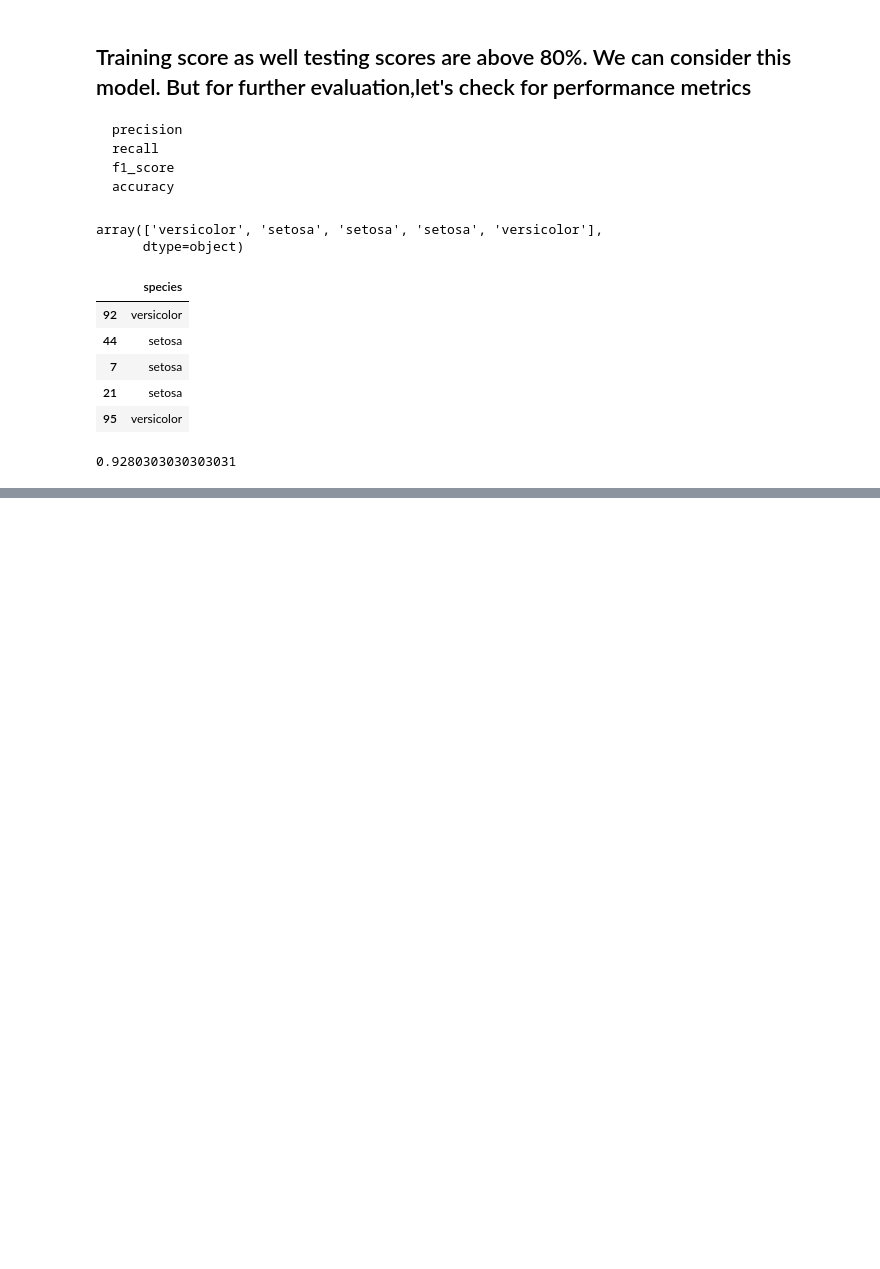
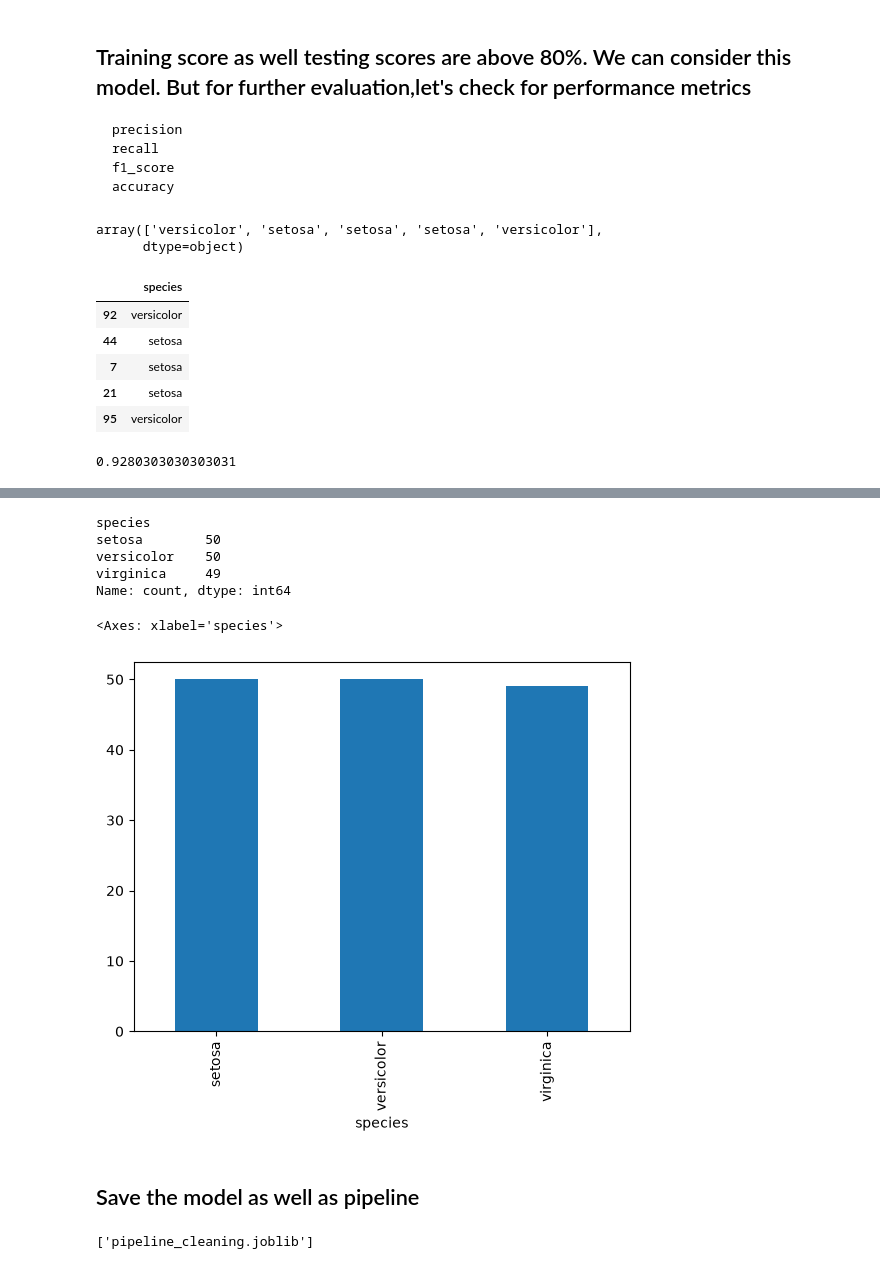
Before and after one commit to sindhura-nk/Machine-Learning-1663, a Jupyter notebook: Logistic Regression/Logistic Regression.ipynb, the cells around one changed output, grey strips where cells are left out. Cells and saved outputs as stored; diff of their text form; code cells hidden in the pictures; blank space fills up the shorter version.

```diff
--- a/Logistic Regression/Logistic Regression.ipynb
+++ b/Logistic Regression/Logistic Regression.ipynb
@@ -184,0 +215,21 @@ f1_score_data
+# %%
+df['species'].value_counts()
+# %% [output]
+species
+setosa        50
+versicolor    50
+virginica     49
+Name: count, dtype: int64
+# %%
+df['species'].value_counts().plot(kind='bar')
+# %% [output]
+<Axes: xlabel='species'>
+[figure, added]
+# %% [markdown]
+## Save the model as well as pipeline
+# %%
+import joblib
+joblib.dump(model,"IrisPredictionModel.joblib")
+joblib.dump(num_pipe,"pipeline_cleaning.joblib")
+# %% [output]
+['pipeline_cleaning.joblib']
```
Also changed, not shown: parts of 12 cells of this notebook, 3 other files.
